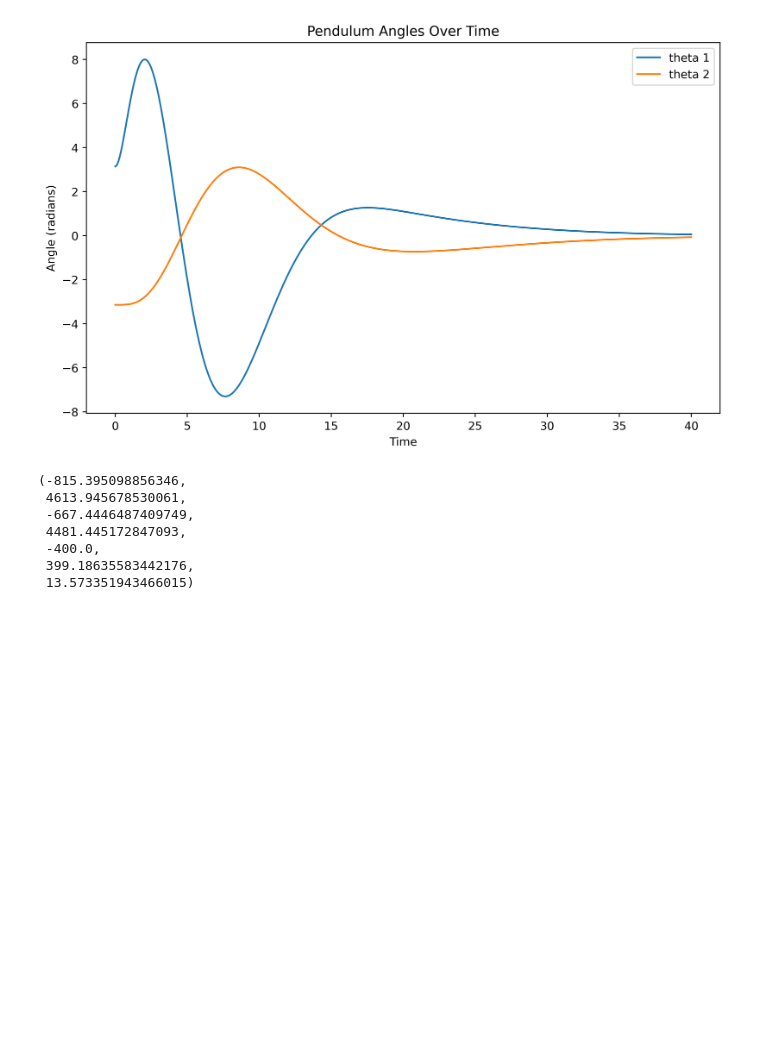
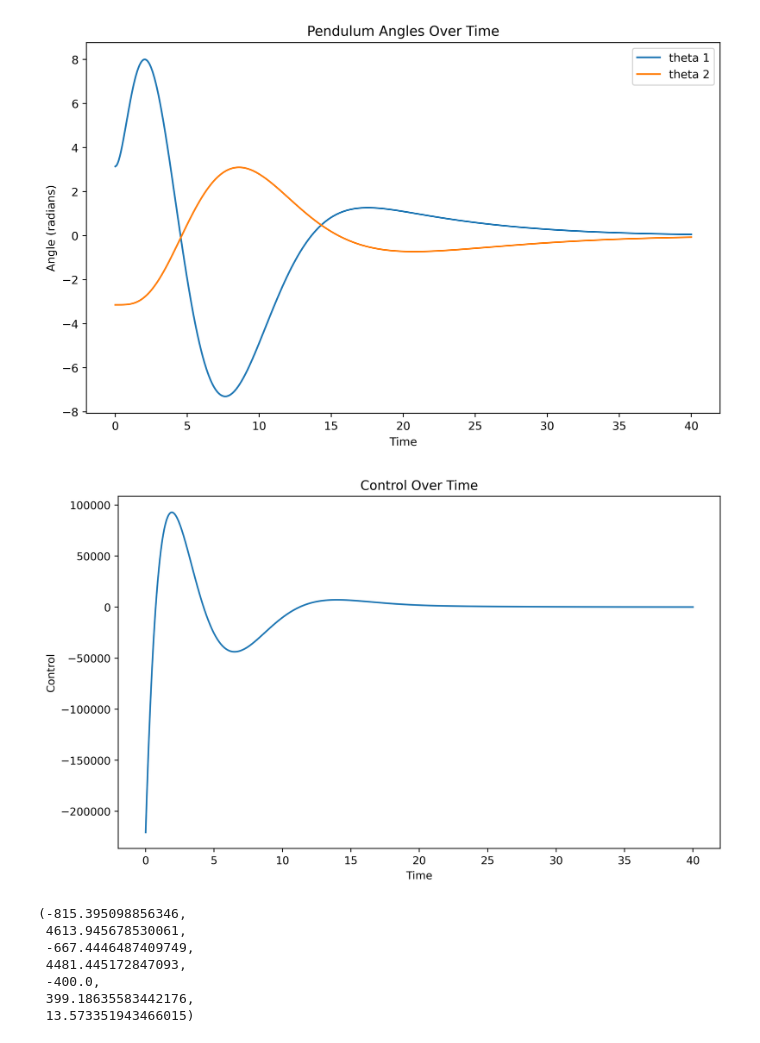
Before and after one commit to grantpitt/double-inverted-pendulum, a Jupyter notebook: lqr-double-inv-pendulums.ipynb, the cells around one changed output. Saved outputs shown, nothing was run; the diff lists cells and outputs as text; code cells hidden in the pictures; blank space fills up the shorter version.

Commit message:
add control graph

```diff
--- a/lqr-double-inv-pendulums.ipynb
+++ b/lqr-double-inv-pendulums.ipynb
@@ -151,6 +151,17 @@ plt.savefig("pendulum_angles.png")
 plt.show()
 # %% [output]
 [figure]
+# %%
+# plot control U
+plt.figure(figsize=(10, 6), dpi=400)
+plt.plot(tv, U.squeeze())
+plt.xlabel("Time")
+plt.ylabel("Control")
+plt.title("Control Over Time")
+plt.savefig("control.png")
+plt.show()
+# %% [output]
+[figure, added]
 # %%
 min(x), max(x), min(min(m1[:, 0]), min(m2[:, 0])), max(max(m1[:, 0]), max(m2[:, 0])), min(min(m1[:, 1]), min(m2[:, 1])), max(max(m1[:, 1]), max(m2[:, 1])), (max(x) - min(x)) / (2 * l)
 # %% [output]
```
Also changed, not shown: 1 other file.
